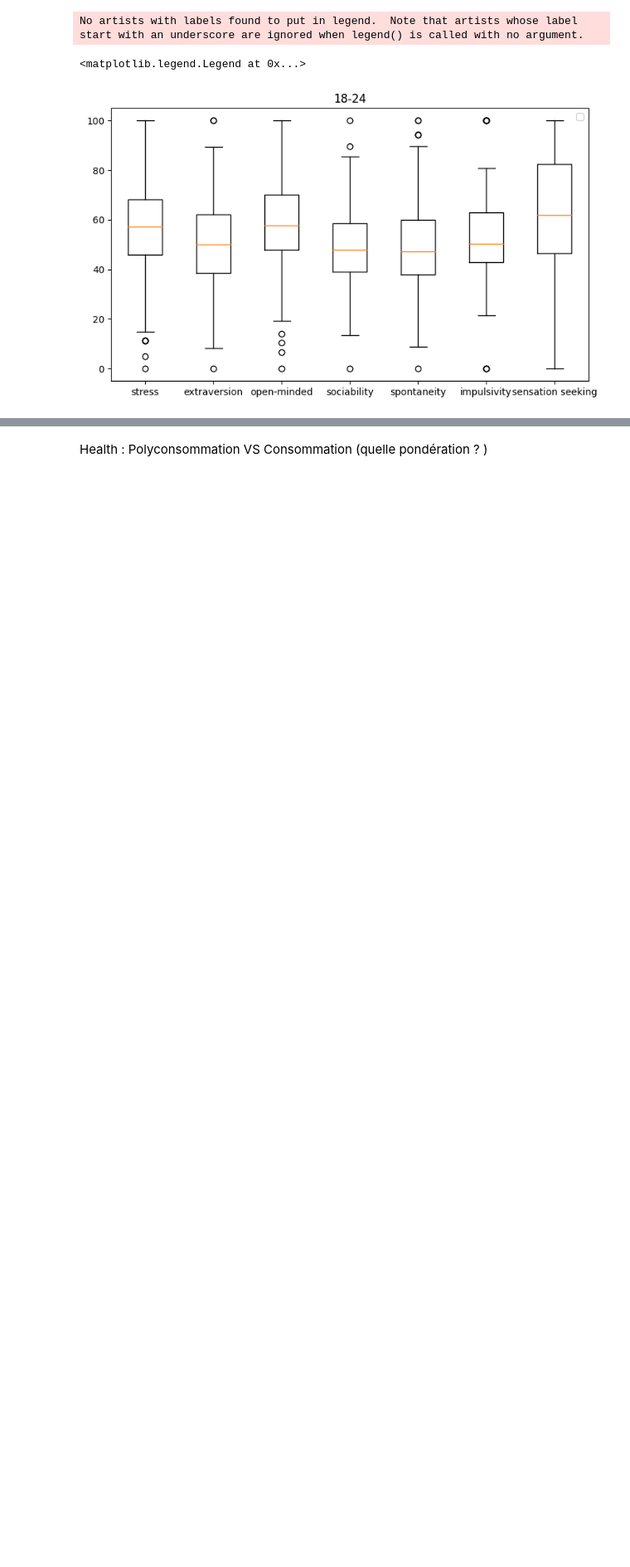
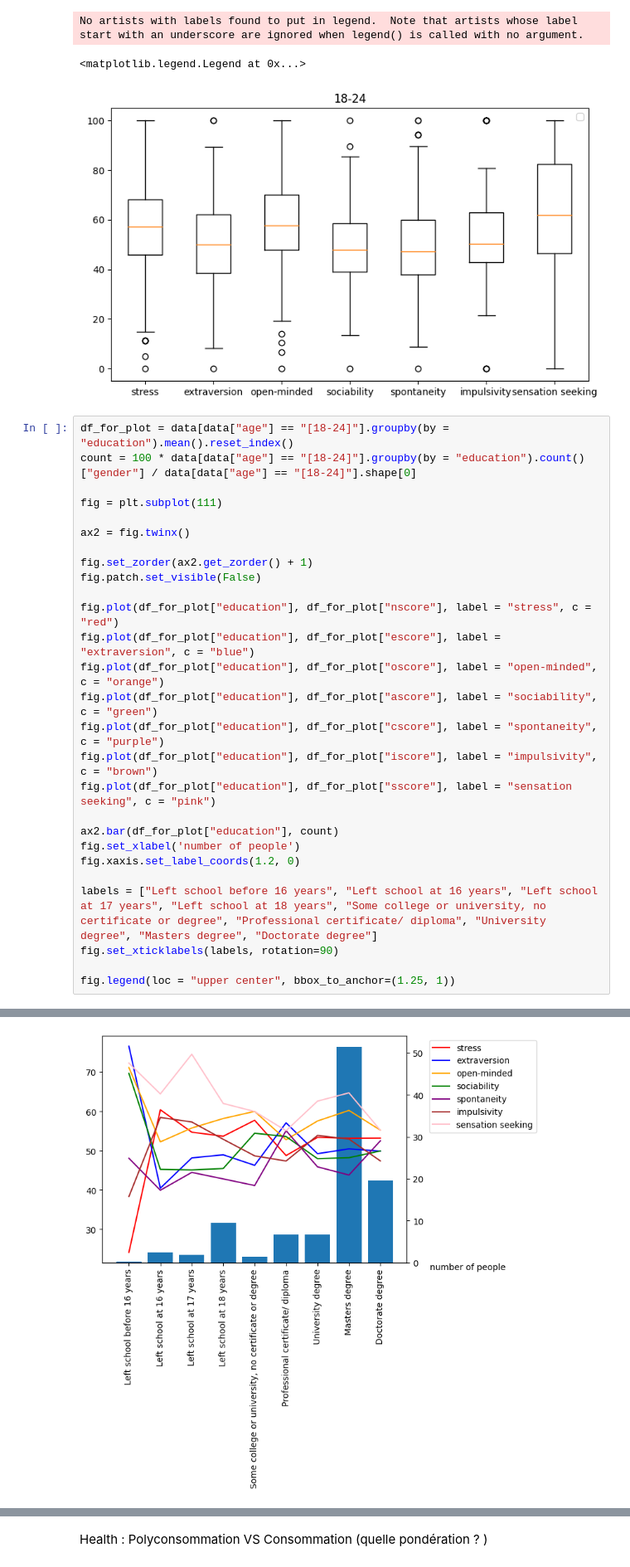
Before and after one commit to RayaneBDJ/Data-Analysis, a Jupyter notebook: FinalTP.ipynb, the cells around one changed output, grey strips where cells are left out. Shown at 83% size. Saved outputs shown, nothing was run; the diff lists cells and outputs as text; blank space fills up the shorter version.

```diff
--- a/FinalTP.ipynb
+++ b/FinalTP.ipynb
@@ -1009,3 +1011,31 @@ plt.legend()
 No artists with labels found to put in legend.  Note that artists whose label start with an underscore are ignored when legend() is called with no argument.
 <matplotlib.legend.Legend at 0x...>
 [figure]
+# %%
+df_for_plot = data[data["age"] == "[18-24]"].groupby(by = "education").mean().reset_index()
+count = 100 * data[data["age"] == "[18-24]"].groupby(by = "education").count()["gender"] / data[data["age"] == "[18-24]"].shape[0]
+
+fig = plt.subplot(111)
+
+ax2 = fig.twinx()
+
+fig.set_zorder(ax2.get_zorder() + 1)
+fig.patch.set_visible(False)
+
+fig.plot(df_for_plot["education"], df_for_plot["nscore"], label = "stress", c = "red")
+fig.plot(df_for_plot["education"], df_for_plot["escore"], label = "extraversion", c = "blue")
+fig.plot(df_for_plot["education"], df_for_plot["oscore"], label = "open-minded", c = "orange")
+fig.plot(df_for_plot["education"], df_for_plot["ascore"], label = "sociability", c = "green")
+fig.plot(df_for_plot["education"], df_for_plot["cscore"], label = "spontaneity", c = "purple")
+fig.plot(df_for_plot["education"], df_for_plot["iscore"], label = "impulsivity", c = "brown")
+fig.plot(df_for_plot["education"], df_for_plot["sscore"], label = "sensation seeking", c = "pink")
+
+ax2.bar(df_for_plot["education"], count)
+fig.set_xlabel('number of people')
+fig.xaxis.set_label_coords(1.2, 0)
+
+labels = ["Left school before 16 years", "Left school at 16 years", "Left school at 17 years", "Left school at 18 years", "Some college or university, no certificate or degree", "Professional certificate/ diploma", "University degree", "Masters degree", "Doctorate degree"]
+fig.set_xticklabels(labels, rotation=90)
+
+fig.legend(loc = "upper center", bbox_to_anchor=(1.25, 1))
+# %% [output]
@@ -1011,0 +1043 @@ No artists with labels found to put in legend.  Note that artists whose label st
+[figure, added]
```
Also changed, not shown: parts of 20 cells of this notebook.
